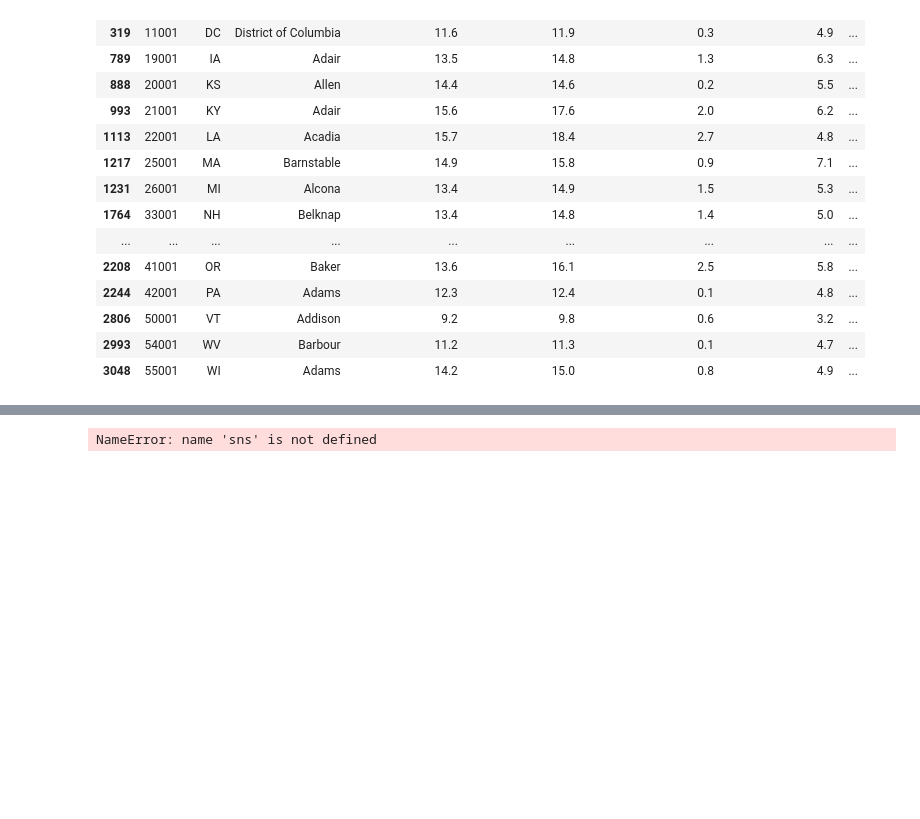
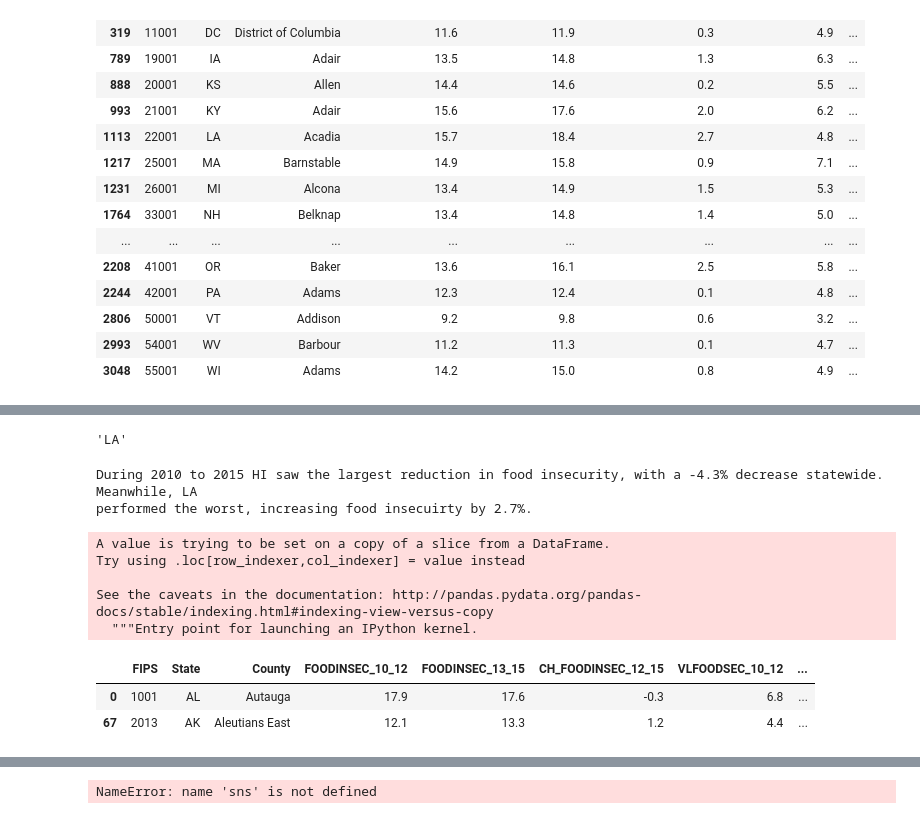
Before and after one commit to chriscross00/projects, a Jupyter notebook: food_security/notebooks/eda.ipynb, the cells around one changed output, grey strips where cells are left out. Cells and saved outputs as stored; diff of their text form; code cells hidden in the pictures; blank space fills up the shorter version.

```diff
--- a/food_security/notebooks/eda.ipynb
+++ b/food_security/notebooks/eda.ipynb
@@ -198 +215,30 @@ insecurity.groupby(['State']).head(1)[insecurity['CH_FOODINSEC_12_15'] > 0]
+# %%
+imprv_smallest = insecurity_state.loc[insecurity_state['CH_FOODINSEC_12_15'].idxmax()]
+imprv_largest = insecurity_state.loc[insecurity_state['CH_FOODINSEC_12_15'].idxmin()]
+# %% [output]
+'LA'
+# %%
+print(("During 2010 to 2015 {high_name} saw the largest reduction in food insecurity, with a {high_num}% decrease"
+      " statewide. Meanwhile, {low_name} \nperformed the worst, increasing food insecuirty by {low_num}%.").format(
+          high_name = imprv_largest['State'],
+          high_num =imprv_largest['CH_FOODINSEC_12_15'],
+          low_name = imprv_smallest['State'],
+          low_num =imprv_smallest['CH_FOODINSEC_12_15']))
+# %% [output]
+During 2010 to 2015 HI saw the largest reduction in food insecurity, with a -4.3% decrease statewide. Meanwhile, LA
+performed the worst, increasing food insecuirty by 2.7%.
+# %%
+insecurity_state['marker'] = np.where(insecurity_state['CH_FOODINSEC_12_15'] > 0, 'inc', 'dec')
+# %% [output]
+A value is trying to be set on a copy of a slice from a DataFrame.
+Try using .loc[row_indexer,col_indexer] = value instead
+
+See the caveats in the documentation: http://pandas.pydata.org/pandas-docs/stable/indexing.html#indexing-view-versus-copy
+  """Entry point for launching an IPython kernel.
+# %%
+insecurity_state.head(2)
+# %% [output]
+|  | FIPS | State | County | FOODINSEC_10_12 | FOODINSEC_13_15 | CH_FOODINSEC_12_15 | VLFOODSEC_10_12 | ... |
+| 0 | 1001 | AL | Autauga | 17.9 | 17.6 | -0.3 | 6.8 | ... |
+| 67 | 2013 | AK | Aleutians East | 12.1 | 13.3 | 1.2 | 4.4 | ... |
 # %%
```
Also changed, not shown: parts of 5 cells of this notebook, 3 other files.
